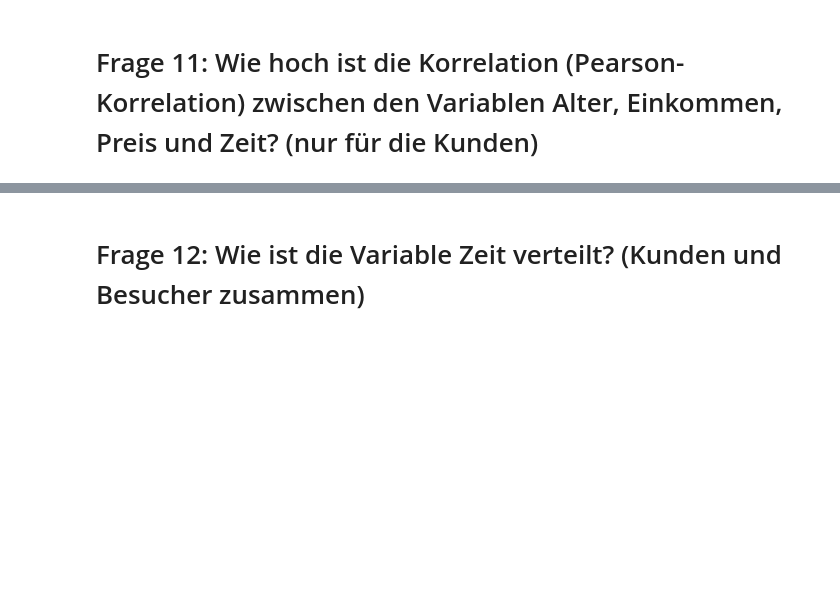
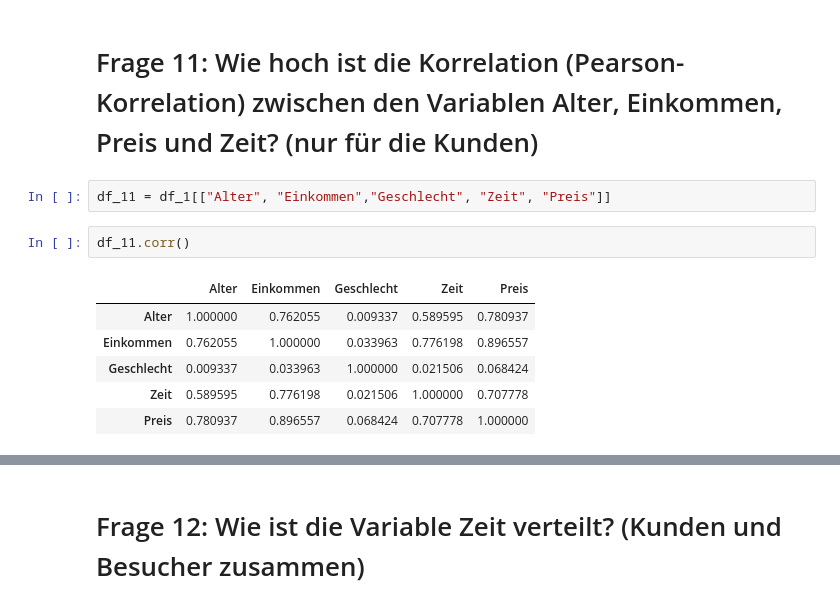
Before and after one commit to Dennis130301/final_projectWS23_Group1, a Jupyter notebook: Projekt_Gruppe1.ipynb, the cells around one changed output, grey strips where cells are left out. Drawn from its saved outputs; the diff is of its cells as text; blank space fills up the shorter version.

```diff
--- a/Projekt_Gruppe1.ipynb
+++ b/Projekt_Gruppe1.ipynb
@@ -656,3 +666,14 @@ Durchschnittseinkommen_Kunden
 58895.0
 # %% [markdown]
 # Frage 11: Wie hoch ist die Korrelation (Pearson-Korrelation) zwischen den Variablen Alter, Einkommen, Preis und Zeit? (nur für die Kunden)
+# %%
+df_11 = df_1[["Alter", "Einkommen","Geschlecht", "Zeit", "Preis"]]
+# %%
+df_11.corr()
+# %% [output]
+|  | Alter | Einkommen | Geschlecht | Zeit | Preis |
+| Alter | 1.000000 | 0.762055 | 0.009337 | 0.589595 | 0.780937 |
+| Einkommen | 0.762055 | 1.000000 | 0.033963 | 0.776198 | 0.896557 |
+| Geschlecht | 0.009337 | 0.033963 | 1.000000 | 0.021506 | 0.068424 |
+| Zeit | 0.589595 | 0.776198 | 0.021506 | 1.000000 | 0.707778 |
+| Preis | 0.780937 | 0.896557 | 0.068424 | 0.707778 | 1.000000 |
```
Also changed, not shown: parts of 18 cells of this notebook, 1 other file.
